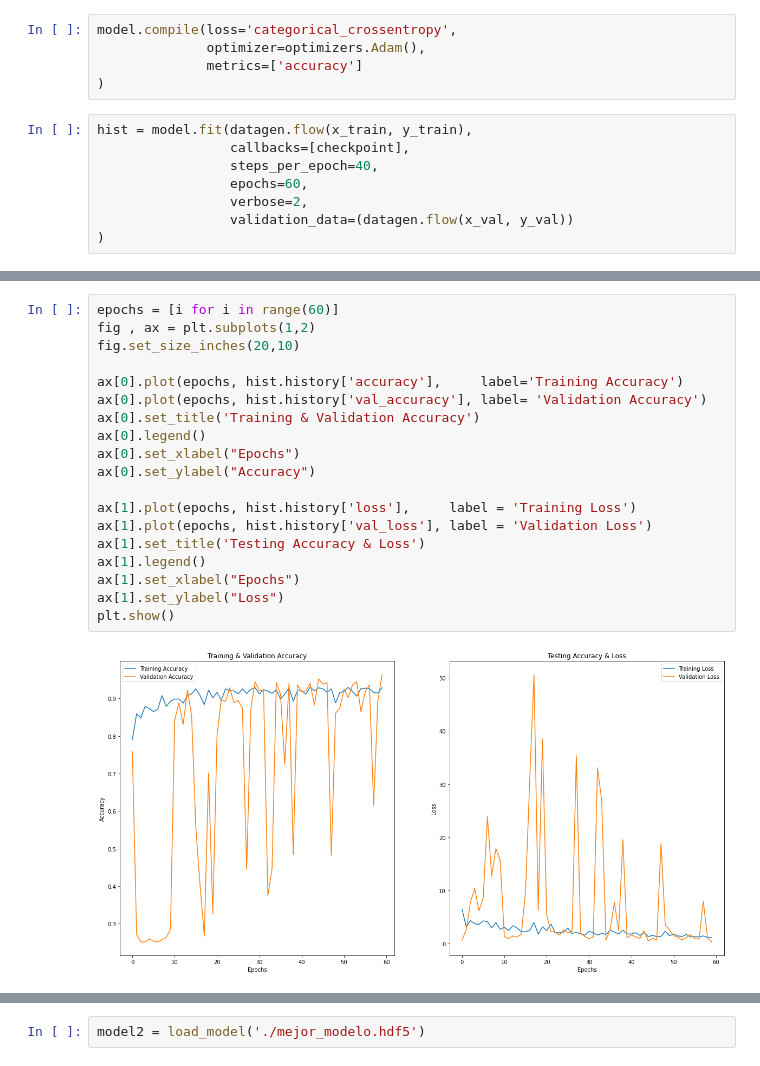
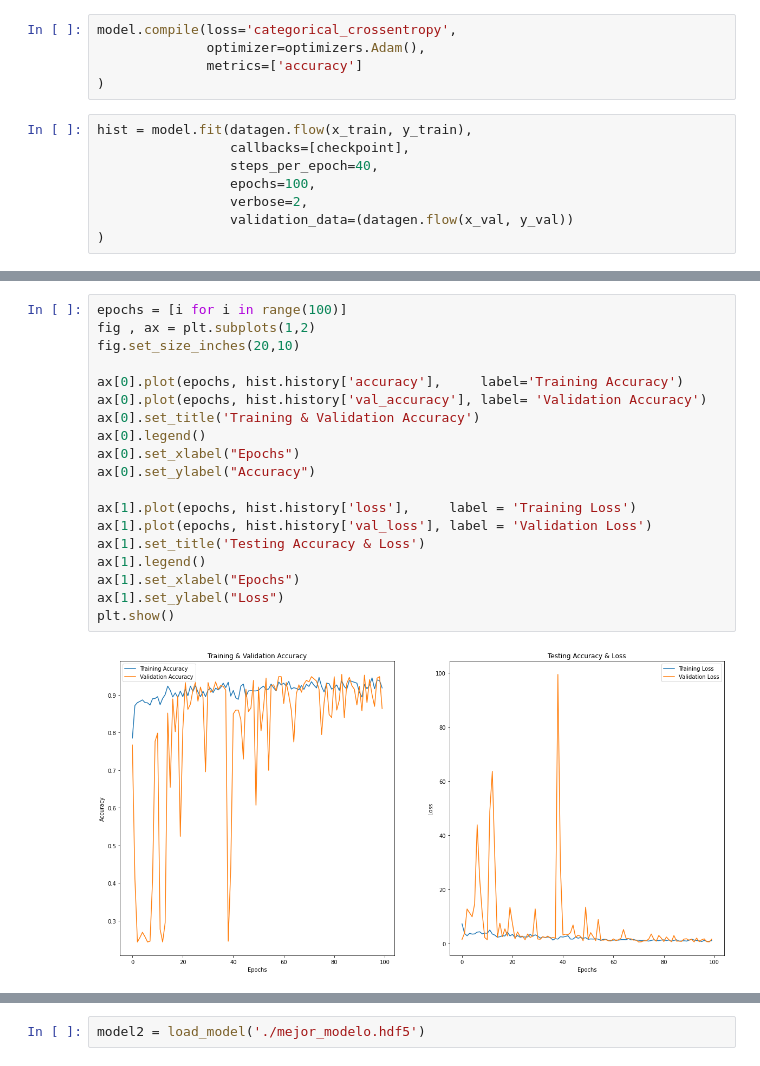
Before and after one commit to victortrigo/CNN-pneumonia, a Jupyter notebook: cnn-para-diagnostico-de-neumonia.ipynb, the cells around one changed output, grey strips where cells are left out. Saved outputs shown, nothing was run; the diff lists cells and outputs as text.

```diff
--- a/cnn-para-diagnostico-de-neumonia.ipynb
+++ b/cnn-para-diagnostico-de-neumonia.ipynb
@@ -238,7 +239,7 @@ model.compile(loss='categorical_crossentropy',
 hist = model.fit(datagen.flow(x_train, y_train),
                  callbacks=[checkpoint],
                  steps_per_epoch=40,
-                 epochs=60,
+                 epochs=100,
                  verbose=2,
                  validation_data=(datagen.flow(x_val, y_val))
 )
@@ -266,24 +267,24 @@ Epoch 00060: val_accuracy improved from 0.95219 to 0.96414, saving model to mejo
 # %%
-epochs = [i for i in range(60)]
+epochs = [i for i in range(100)]
 fig , ax = plt.subplots(1,2)
 fig.set_size_inches(20,10)
 
 ax[0].plot(epochs, hist.history['accuracy'],     label='Training Accuracy')
 ax[0].plot(epochs, hist.history['val_accuracy'], label= 'Validation Accuracy')
 ax[0].set_title('Training & Validation Accuracy')
 ax[0].legend()
 ax[0].set_xlabel("Epochs")
 ax[0].set_ylabel("Accuracy")
 
 ax[1].plot(epochs, hist.history['loss'],     label = 'Training Loss')
 ax[1].plot(epochs, hist.history['val_loss'], label = 'Validation Loss')
 ax[1].set_title('Testing Accuracy & Loss')
 ax[1].legend()
 ax[1].set_xlabel("Epochs")
 ax[1].set_ylabel("Loss")
 plt.show()
 # %% [output]
-[figure, old version]
+[figure, new version]
 # %%
 print("Loss of the model is - " , model.evaluate(x_test,y_test)[0])
 print("Accuracy of the model is - " , model.evaluate(x_test,y_test)[1]*100 , "%")
```
Also changed, not shown: parts of 7 cells of this notebook.
